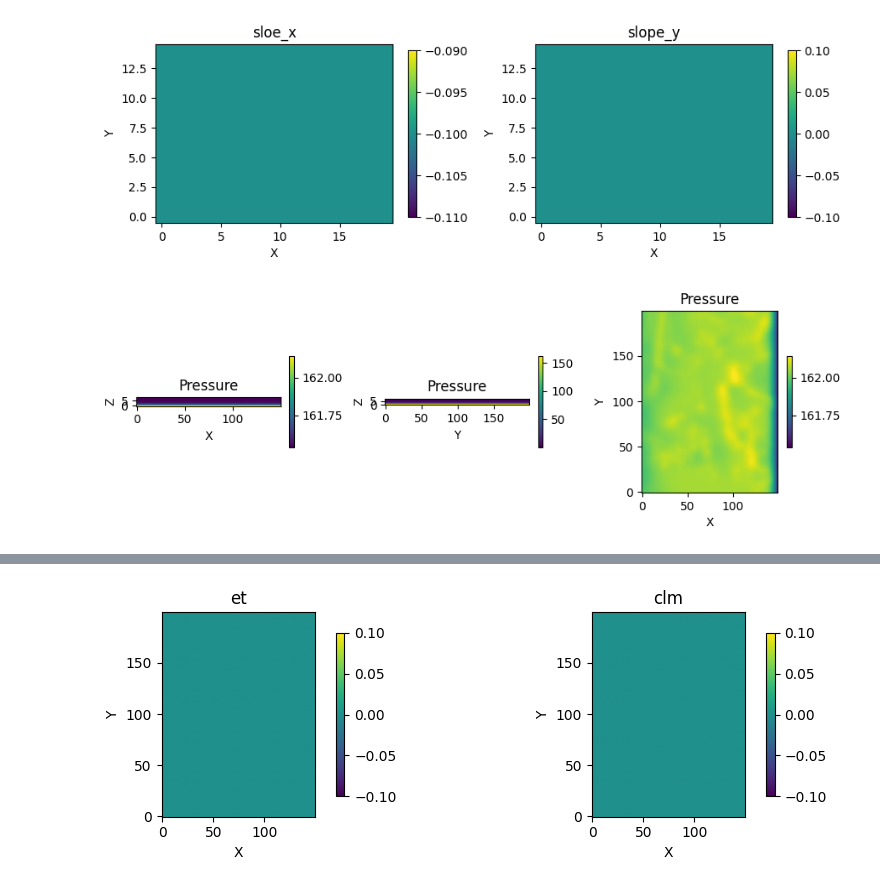
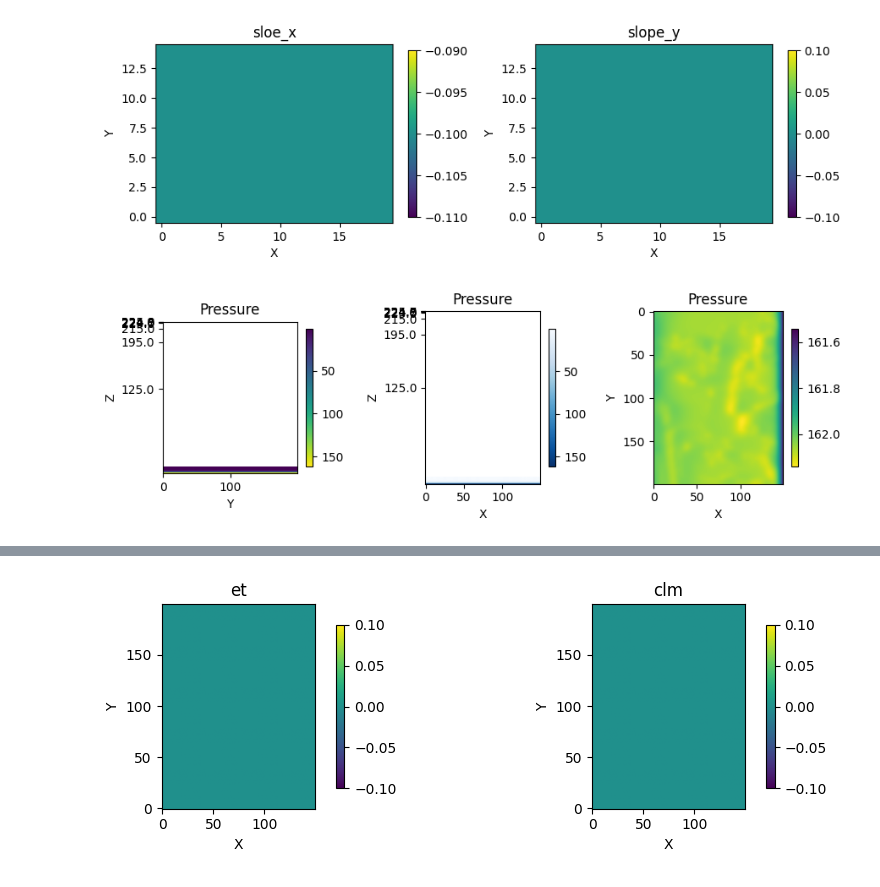
Before and after one commit to Huimin1/Copernicus, a Jupyter notebook: Plot_output.ipynb, the cells around one changed output, grey strips where cells are left out. Cells and saved outputs as stored; diff of their text form; code cells hidden in the pictures.

```diff
--- a/Plot_output.ipynb
+++ b/Plot_output.ipynb
@@ -36,31 +36,39 @@ plt.tight_layout()
 # %%
 press = read_pfb(get_absolute_path("/home/whm36/WHM/Copernicus/output/domain_example.out.press.00010.pfb"))
 satur = read_pfb(get_absolute_path("/home/whm36/WHM/Copernicus/output/domain_example.out.satur.00010.pfb"))
 # press.shape = (z, y, x)
 
+# Layer thicknesses (dz) corresponding to each layer
+dz = np.array([125, 70, 20, 8.0, 1.0, 0.7, 0.15, 0.1, 0.05])
+depth = np.cumsum(dz) # domain depth
+
 fig, ax = plt.subplots(1, 3, figsize=(9, 3))
-im0 = ax[0].imshow(press[0, :, :], cmap='viridis', origin='lower')
-fig.colorbar(im0, ax=ax[0], shrink=0.5)
-ax[0].imshow(press[:, 9, :], cmap='viridis', origin='lower')
+im0 = ax[0].imshow(press[:, :, 50], cmap='viridis', origin='lower')
+cbar = fig.colorbar(im0, ax=ax[0], shrink=0.8)
+cbar.ax.invert_yaxis()
+ax[0].set_ylabel('Z')
+ax[0].set_yticks(ticks=depth, labels=[f"{d:.1f}" for d in depth])
 ax[0].set_title('Pressure')
-ax[0].set_xlabel('X')
-ax[0].set_ylabel('Z')
+ax[0].set_xlabel('Y')
 
-im1 = ax[1].imshow(press[:, :, 0], cmap='viridis', origin='lower')
-fig.colorbar(im1, ax=ax[1], shrink=0.5)
+im1 = ax[1].imshow(press[:, 50, :], cmap='Blues', origin='lower')
+cbar = fig.colorbar(im1, ax=ax[1], shrink=0.8)
+cbar.ax.invert_yaxis()
+ax[1].set_ylabel('Z')
+ax[1].set_yticks(ticks=depth, labels=[f"{d:.1f}" for d in depth])
 ax[1].set_title('Pressure')
-ax[1].set_xlabel('Y')
-ax[1].set_ylabel('Z')
+ax[1].set_xlabel('X')
 
-im2 = ax[2].imshow(press[0, :, :], cmap='viridis', origin='lower')
-fig.colorbar(im2, ax=ax[2], shrink=0.5)
+im2 = ax[2].imshow(press[0, :, :], cmap='viridis')
+cbar = fig.colorbar(im2, ax=ax[2], shrink=0.8)
+cbar.ax.invert_yaxis()
 ax[2].set_title('Pressure')
 ax[2].set_xlabel('X')
 ax[2].set_ylabel('Y')
 
 plt.tight_layout()
 # %% [output]
-[figure, old version]
+[figure, new version]
 # %%
 # Calculate the water table depth
 dz = dz = np.array([125, 70, 20, 8.0, 1.0, 0.7, 0.15, 0.1, 0.05])
```
Also changed, not shown: parts of 2 cells of this notebook, 3 other files.
